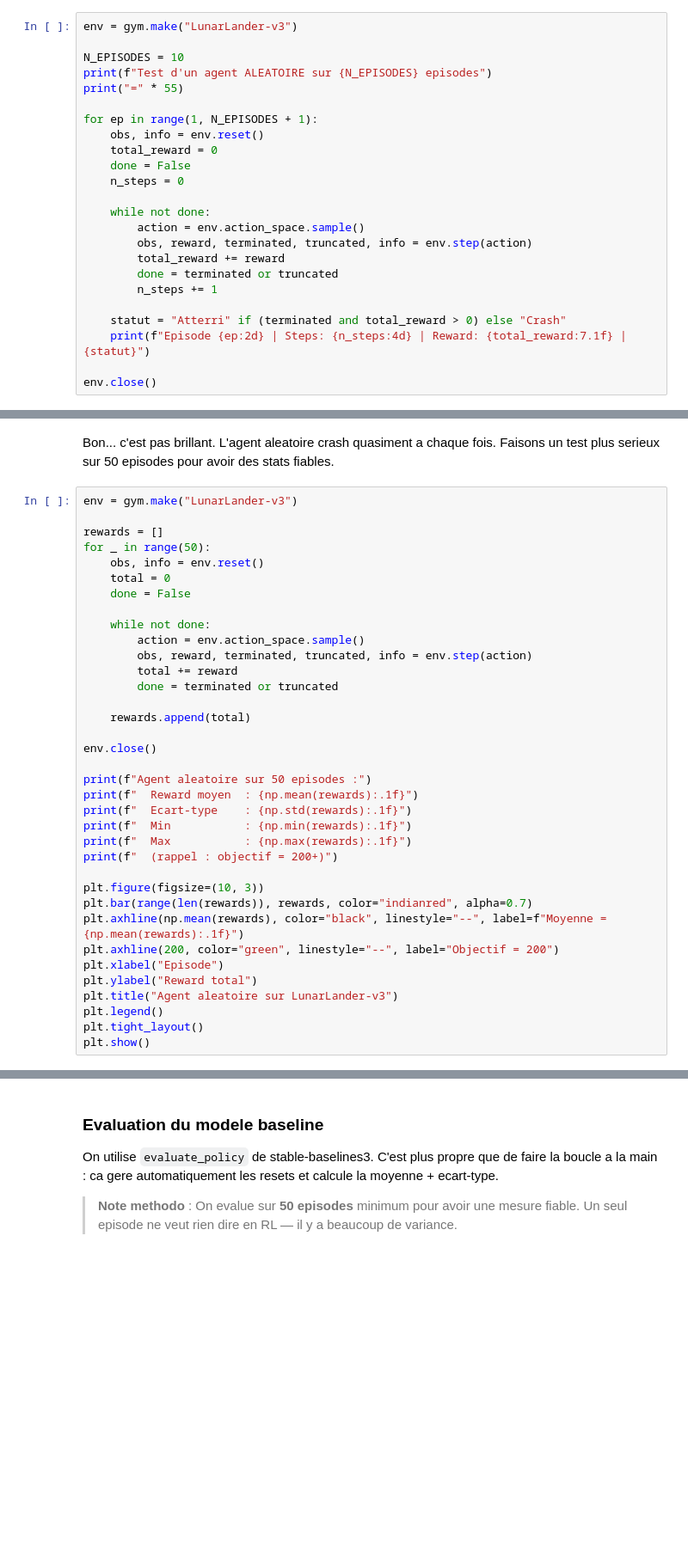
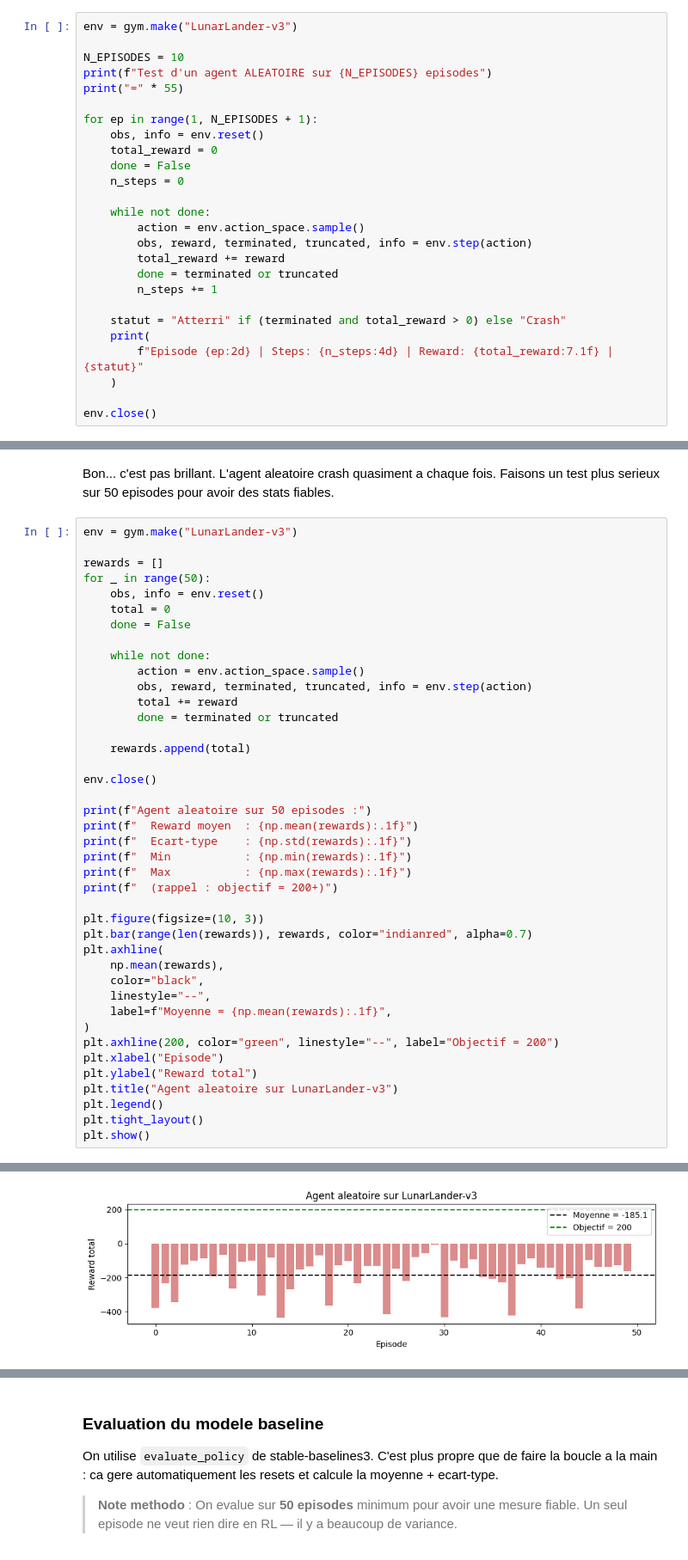
Before and after one commit to ppluton/Learn---Reinforcement-Learning-, a Jupyter notebook: MISSION/01_exploration_baseline.ipynb, the cells around one changed output, grey strips where cells are left out. Shown at 86% size. Drawn from its saved outputs; the diff is of its cells as text; blank space fills up the shorter version.

```diff
--- a/MISSION/01_exploration_baseline.ipynb
+++ b/MISSION/01_exploration_baseline.ipynb
@@ -125,6 +144,8 @@ for ep in range(1, N_EPISODES + 1):
         n_steps += 1
 
     statut = "Atterri" if (terminated and total_reward > 0) else "Crash"
-    print(f"Episode {ep:2d} | Steps: {n_steps:4d} | Reward: {total_reward:7.1f} | {statut}")
+    print(
+        f"Episode {ep:2d} | Steps: {n_steps:4d} | Reward: {total_reward:7.1f} | {statut}"
+    )
 
 env.close()
@@ -158,7 +192,12 @@ print(f"  (rappel : objectif = 200+)")
 
 plt.figure(figsize=(10, 3))
 plt.bar(range(len(rewards)), rewards, color="indianred", alpha=0.7)
-plt.axhline(np.mean(rewards), color="black", linestyle="--", label=f"Moyenne = {np.mean(rewards):.1f}")
+plt.axhline(
+    np.mean(rewards),
+    color="black",
+    linestyle="--",
+    label=f"Moyenne = {np.mean(rewards):.1f}",
+)
 plt.axhline(200, color="green", linestyle="--", label="Objectif = 200")
 plt.xlabel("Episode")
 plt.ylabel("Reward total")
@@ -166,3 +205,4 @@ plt.title("Agent aleatoire sur LunarLander-v3")
 plt.legend()
 plt.tight_layout()
 plt.show()
+# %% [output]
@@ -169 +215,2 @@ plt.show()
+[figure, added]
 # %% [markdown]
```
Also changed, not shown: parts of 12 cells of this notebook, 30 other files.
